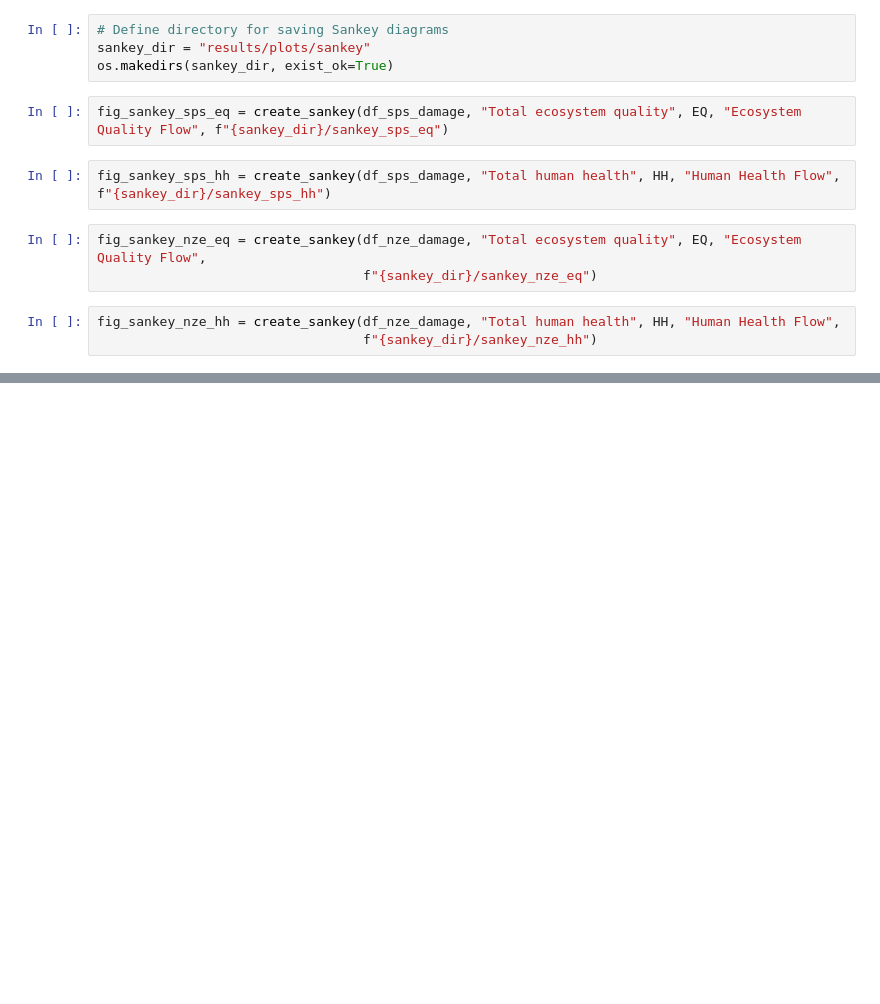
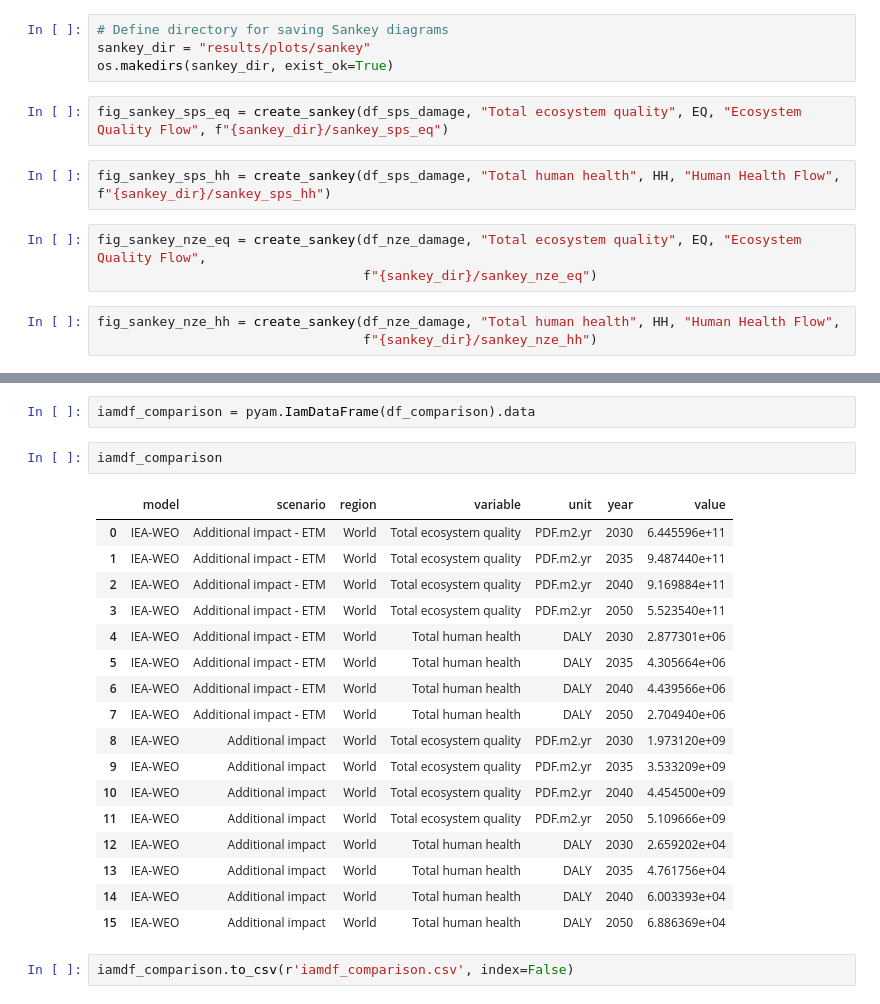
Before and after one commit to marpellan/plca_metals, a Jupyter notebook: 4. generate_plots.ipynb, the cells around one changed output, grey strips where cells are left out. Drawn from its saved outputs; the diff is of its cells as text; blank space fills up the shorter version.

```diff
--- a/4. generate_plots.ipynb
+++ b/4. generate_plots.ipynb
@@ -568,0 +589,24 @@ fig_sankey_nze_hh = create_sankey(df_nze_damage, "Total human health", HH, "Huma
+# %%
+iamdf_comparison = pyam.IamDataFrame(df_comparison).data
+# %%
+iamdf_comparison
+# %% [output]
+|  | model | scenario | region | variable | unit | year | value |
+| 0 | IEA-WEO | Additional impact - ETM | World | Total ecosystem quality | PDF.m2.yr | 2030 | 6.445596e+11 |
+| 1 | IEA-WEO | Additional impact - ETM | World | Total ecosystem quality | PDF.m2.yr | 2035 | 9.487440e+11 |
+| 2 | IEA-WEO | Additional impact - ETM | World | Total ecosystem quality | PDF.m2.yr | 2040 | 9.169884e+11 |
+| 3 | IEA-WEO | Additional impact - ETM | World | Total ecosystem quality | PDF.m2.yr | 2050 | 5.523540e+11 |
+| 4 | IEA-WEO | Additional impact - ETM | World | Total human health | DALY | 2030 | 2.877301e+06 |
+| 5 | IEA-WEO | Additional impact - ETM | World | Total human health | DALY | 2035 | 4.305664e+06 |
+| 6 | IEA-WEO | Additional impact - ETM | World | Total human health | DALY | 2040 | 4.439566e+06 |
+| 7 | IEA-WEO | Additional impact - ETM | World | Total human health | DALY | 2050 | 2.704940e+06 |
+| 8 | IEA-WEO | Additional impact | World | Total ecosystem quality | PDF.m2.yr | 2030 | 1.973120e+09 |
+| 9 | IEA-WEO | Additional impact | World | Total ecosystem quality | PDF.m2.yr | 2035 | 3.533209e+09 |
+| 10 | IEA-WEO | Additional impact | World | Total ecosystem quality | PDF.m2.yr | 2040 | 4.454500e+09 |
+| 11 | IEA-WEO | Additional impact | World | Total ecosystem quality | PDF.m2.yr | 2050 | 5.109666e+09 |
+| 12 | IEA-WEO | Additional impact | World | Total human health | DALY | 2030 | 2.659202e+04 |
+| 13 | IEA-WEO | Additional impact | World | Total human health | DALY | 2035 | 4.761756e+04 |
+| 14 | IEA-WEO | Additional impact | World | Total human health | DALY | 2040 | 6.003393e+04 |
+| 15 | IEA-WEO | Additional impact | World | Total human health | DALY | 2050 | 6.886369e+04 |
+# %%
+iamdf_comparison.to_csv(r'iamdf_comparison.csv', index=False)
```
Also changed, not shown: parts of 10 cells of this notebook, 48 other files.
